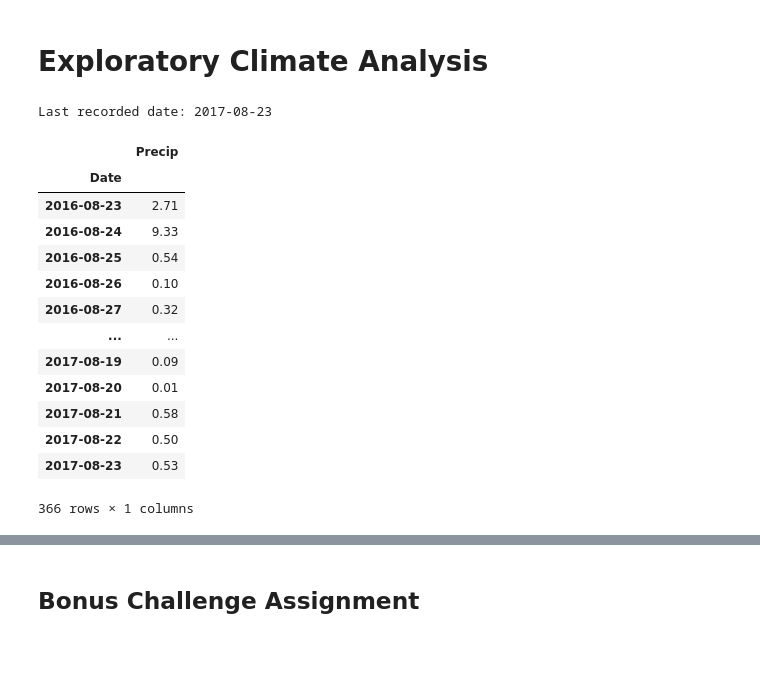
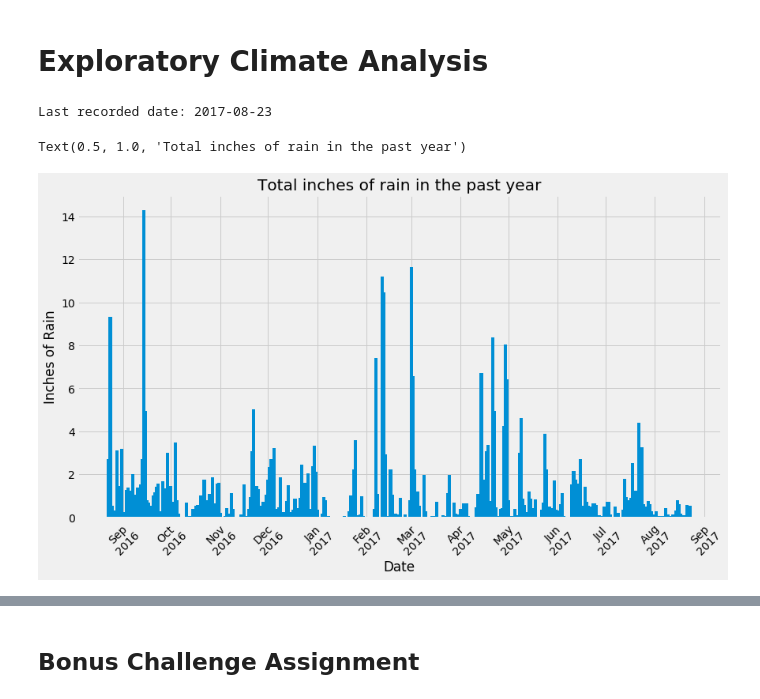
Before and after one commit to KevinNMcpu/SQLalchemy-challenge, a Jupyter notebook: climate_starter.ipynb, the cells around one changed output, grey strips where cells are left out. Cells and saved outputs as stored; diff of their text form; code cells hidden in the pictures; blank space fills up the shorter version.

```diff
--- a/climate_starter.ipynb
+++ b/climate_starter.ipynb
@@ -46,44 +47,44 @@ session = Session(bind=engine)
 # %%
 # Design a query to retrieve the last 12 months of precipitation data and plot the results
 
 # Calculate the date 1 year ago from the last data point in the database
 
 results2 = session.query(Measurement.date)
 date_data_2 = [result[0] for result in results2[:]]
 date_data_2.sort(reverse=True)
 print("Last recorded date: " + date_data_2[0])
 #the last date recorded is 2017-08-23 so we will look for 2016-08-23 and newer
 
 # Perform a query to retrieve the data and precipitation scores
 
 results = session.query(Measurement.station, Measurement.date, Measurement.prcp).filter(Measurement.date >= "2016-08-23")
 station_data = [result[0] for result in results[:]]
 date_data = [result[1] for result in results[:]]
 prcp_data = [result[2] for result in results[:]]
 
+#formatting date_data from strings to dates
+date_data_formatted = [dt.datetime.strptime(x, "%Y-%m-%d").date() for x in date_data]
+#date_data_formatted = [mdates.date2num(y) for y in date_data_formatted]
+
 # Save the query results as a Pandas DataFrame and set the index to the date column
 
 # Sort the dataframe by date
 
-prcp_data_df = pd.DataFrame(list(zip(station_data, date_data, prcp_data)),columns=["Station","Date","Precip"])
+prcp_data_df = pd.DataFrame(list(zip(station_data, date_data_formatted, prcp_data)),columns=["Station","Date","Precip"])
 prcp_data_df = prcp_data_df.groupby(["Date"]).sum()
+prcp_data_df = prcp_data_df.reset_index()
 
-# Use Pandas Plotting with Matplotlib to plot the data
+plt.figure(figsize=(13,7))
+plt.bar(prcp_data_df["Date"],prcp_data_df["Precip"],width=2)
+plt.gca().xaxis.set_major_locator(mdates.MonthLocator())
+plt.gca().xaxis.set_major_formatter(mdates.DateFormatter("%b\n%Y"))
+plt.xticks(rotation=45)
+plt.ylabel("Inches of Rain")
+plt.xlabel("Date")
+plt.title("Total inches of rain in the past year")
 # %% [output]
 Last recorded date: 2017-08-23
-|  | Precip |
-| Date |  |
-| 2016-08-23 | 2.71 |
-| 2016-08-24 | 9.33 |
-| 2016-08-25 | 0.54 |
-| 2016-08-26 | 0.10 |
-| 2016-08-27 | 0.32 |
-| ... | ... |
-| 2017-08-19 | 0.09 |
-| 2017-08-20 | 0.01 |
-| 2017-08-21 | 0.58 |
-| 2017-08-22 | 0.50 |
-| 2017-08-23 | 0.53 |
-366 rows × 1 columns
+Text(0.5, 1.0, 'Total inches of rain in the past year')
+[figure, added]
 # %%
 # Use Pandas to calcualte the summary statistics for the precipitation data
```
Also changed, not shown: parts of 7 cells of this notebook.
